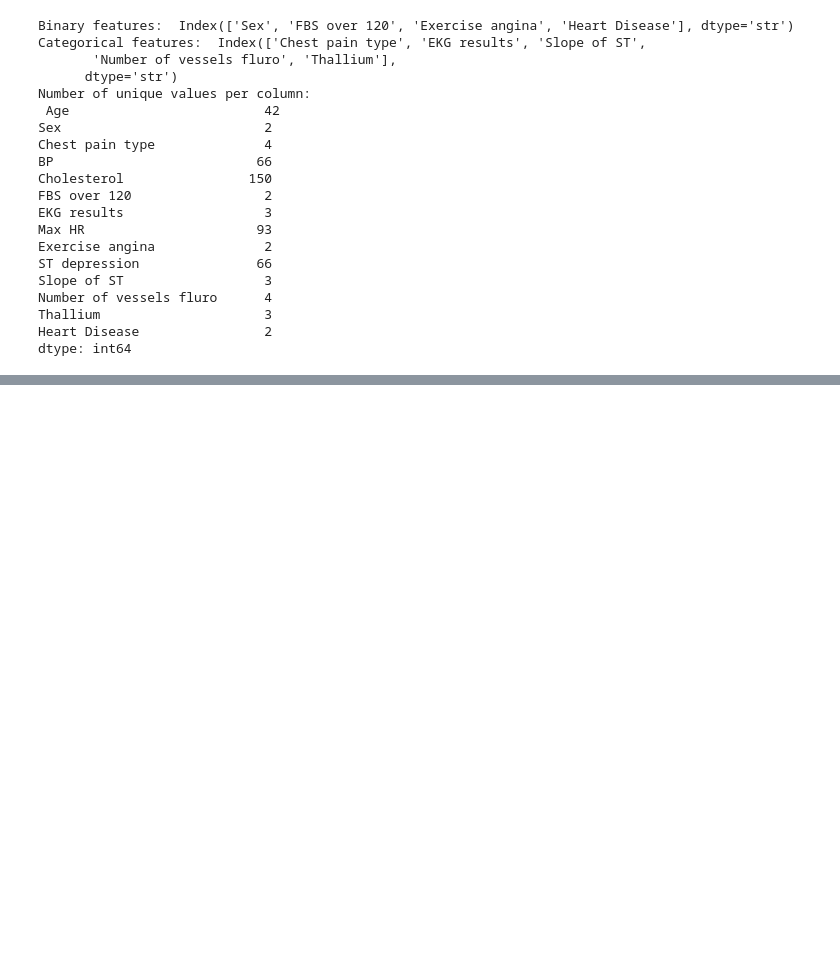
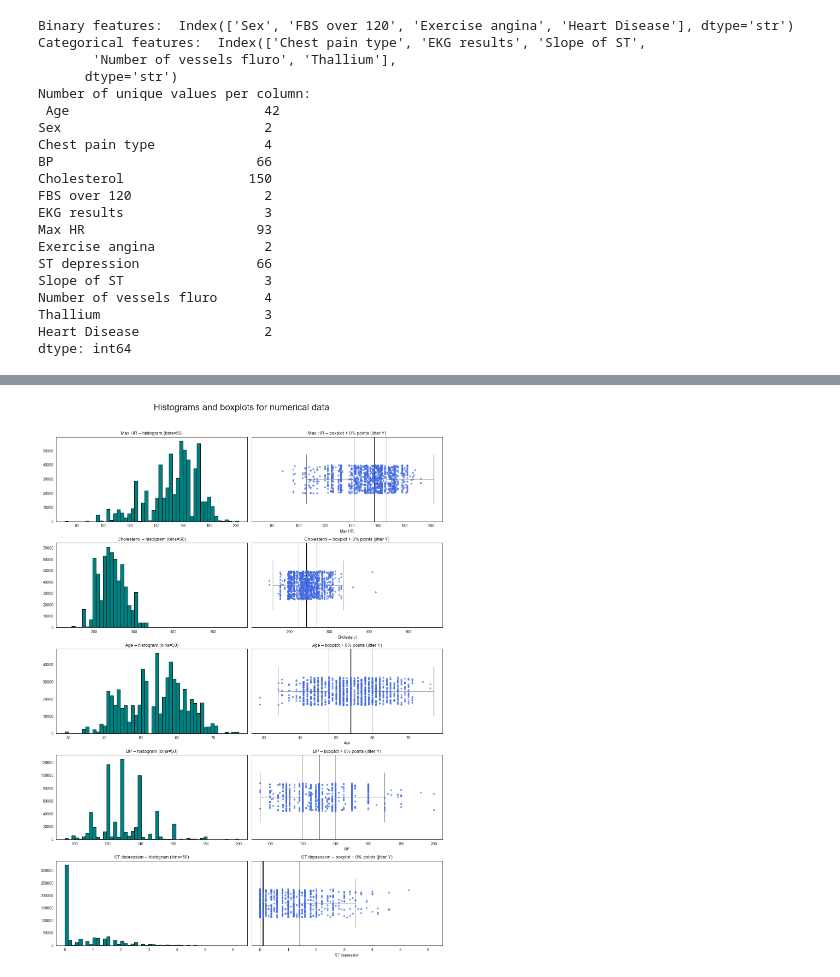
Before and after one commit to bajon1/Ridge-Hill-Climbing, a Jupyter notebook: src/EDA.ipynb, the cells around one changed output, grey strips where cells are left out. Cells and saved outputs as stored; diff of their text form; code cells hidden in the pictures; blank space fills up the shorter version.

```diff
--- a/src/EDA.ipynb
+++ b/src/EDA.ipynb
@@ -92,0 +115,10 @@ dtype: int64
+# %%
+chi_results = {}
+
+for col in categorical_binary_features:
+    table = pd.crosstab(data[col], data[target])
+    chi2, p, dof, ex = chi2_contingency(table)
+    chi_results[col] = p
+
+for feature, p_value in chi_results.items():
+    print(f"{feature:30} p = {p_value:.6f}")
@@ -92,0 +135,74 @@ dtype: int64
+# %%
+def freedman_diaconis_bins(x):
+    x = np.asarray(x)
+    x = x[~np.isnan(x)]
+    n = len(x)
+
+    if n < 2:
+        return 1
+
+    q75, q25 = np.percentile(x, [75, 25])
+    iqr = q75 - q25
+
+    if iqr == 0:
+        return int(np.ceil(np.log2(n) + 1))   # fallback: Sturges
+
+    h = 2.64 * iqr / (n ** (1/3))
+    bins = int(np.ceil((x.max() - x.min()) / h))
+
+    return max(1, bins)
+
+SAMPLE_FRAC = 0.002
+JITTER_Y = 0.05
+
+n_features = len(numerical_cols)
+n_rows = n_features
+
+fig, axes = plt.subplots(n_rows, 2, figsize=(15, 4 * n_features))
+axes = axes.flatten()
+
+for i, col in enumerate(numerical_cols):
+    x = data[col].dropna()
+    bins = 50
+
+    axes[2*i].hist(x, bins=bins, color="teal", edgecolor="black")
+    axes[2*i].set_title(f"{col} – histogram (bins={bins})")
+
+    sns.boxplot(
+        x=x,
+        ax=axes[2*i + 1],
+        width=0.35,
+        fliersize=0,
+        boxprops=dict(facecolor="white", alpha=0.6),
+        whiskerprops=dict(alpha=0.6),
+        medianprops=dict(color="black", linewidth=2)
+    )
+
+    sample = x.sample(frac=SAMPLE_FRAC, random_state=42)
+
+    y_jitter = np.random.uniform(
+        low=-JITTER_Y,
+        high=JITTER_Y,
+        size=len(sample)
+    )
+
+    axes[2*i + 1].scatter(
+        sample,
+        y_jitter,
+        color="royalblue",
+        alpha=0.6,
+        s=15,
+        zorder=3
+    )
+
+    axes[2*i + 1].set_yticks([])
+    axes[2*i + 1].set_ylim(-0.15, 0.15)
+    axes[2*i + 1].set_title(
+        f"{col} – boxplot + {int(SAMPLE_FRAC*100)}% points (jitter Y)"
+    )
+
+plt.suptitle("Histograms and boxplots for numerical data", fontsize=24, y=1.02)
+plt.tight_layout()
+plt.show()
+# %% [output]
+[figure, added]
```
Also changed, not shown: parts of 9 cells of this notebook.
